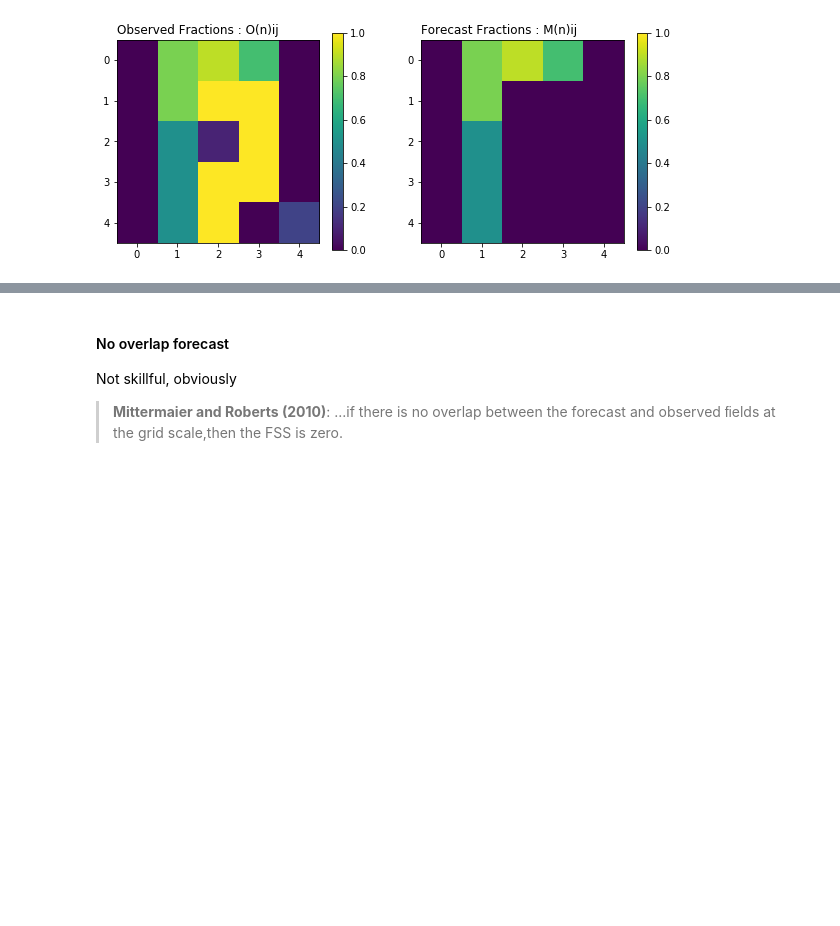
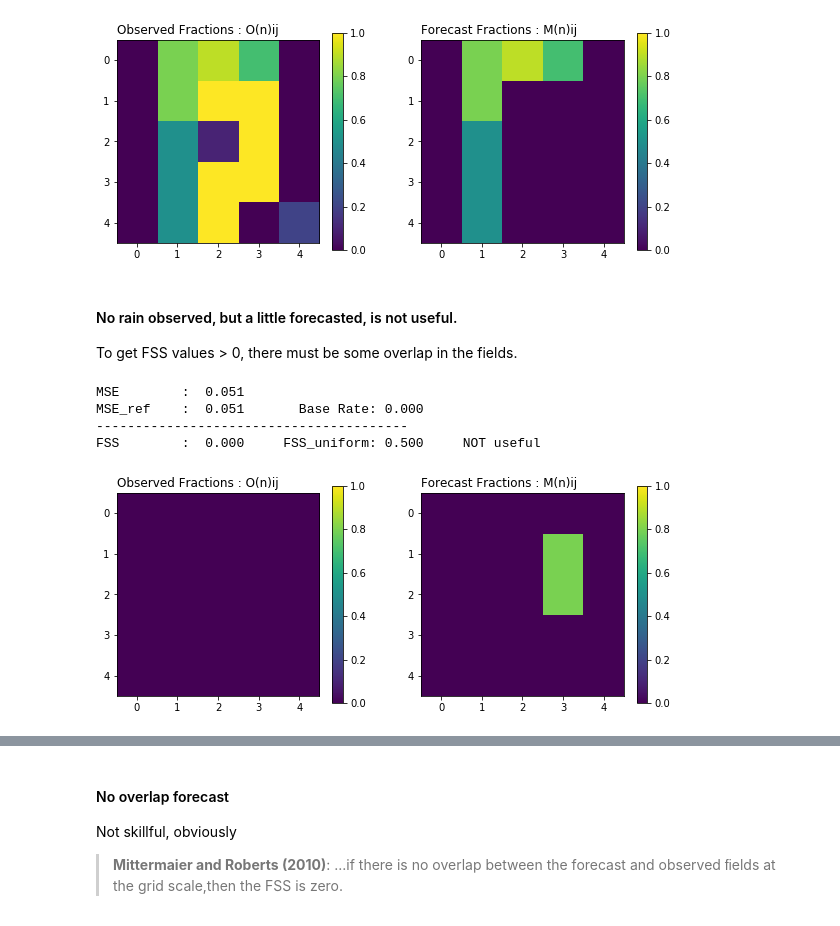
Before and after one commit to blaylockbk/pyBKB_v3, a Jupyter notebook: publications/GLM_HRRR/how_FSS_works.ipynb, the cells around one changed output, grey strips where cells are left out. Saved outputs shown, nothing was run; the diff lists cells and outputs as text; code cells hidden in the pictures; blank space fills up the shorter version.

```diff
--- a/publications/GLM_HRRR/how_FSS_works.ipynb
+++ b/publications/GLM_HRRR/how_FSS_works.ipynb
@@ -301,3 +301,26 @@ MSE_ref    :  0.508       Base Rate: 0.440
 ----------------------------------------
 FSS        :  0.524     FSS_uniform: 0.720     NOT useful
 [figure]
+# %% [markdown]
+#### No rain observed, but a little forecasted, is not useful.
+To get FSS values > 0, there must be some overlap in the fields.
+# %%
+OBS = np.array([[.0,.0,.0,.0,.0],
+                [.0,.0,0.,0.,.0],
+                [.0,.0,.0,0.,.0],
+                [.0,.0,0.,0.,.0],
+                [.0,.0,0.,.0,.0]])
+
+FXX = np.array([[.0,.0,.0,.0,.0],
+                [.0,.0,.0,.8,.0],
+                [.0,.0,.0,.8,.0],
+                [.0,.0,.0,.0,.0],
+                [.0,.0,.0,.0,.0]])
+
+data = print_and_plot_FSS(OBS, FXX)
+# %% [output]
+MSE        :  0.051
+MSE_ref    :  0.051       Base Rate: 0.000
+----------------------------------------
+FSS        :  0.000     FSS_uniform: 0.500     NOT useful
+[figure, added]
```
Also changed, not shown: parts of 8 cells of this notebook, 3 other files.
